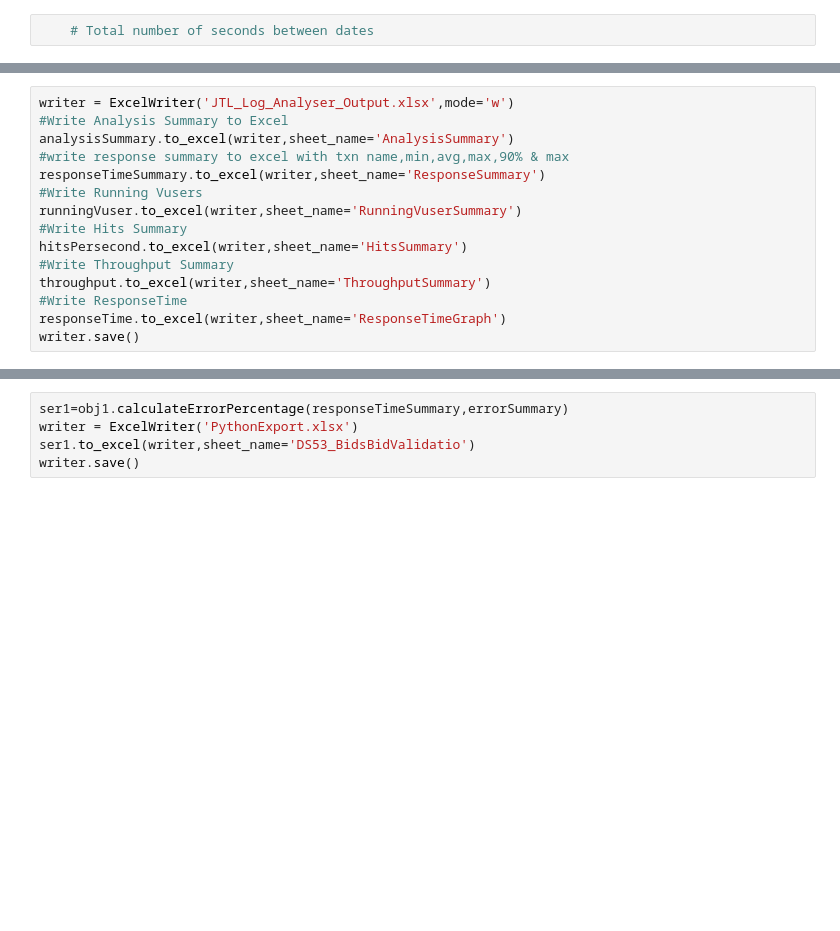
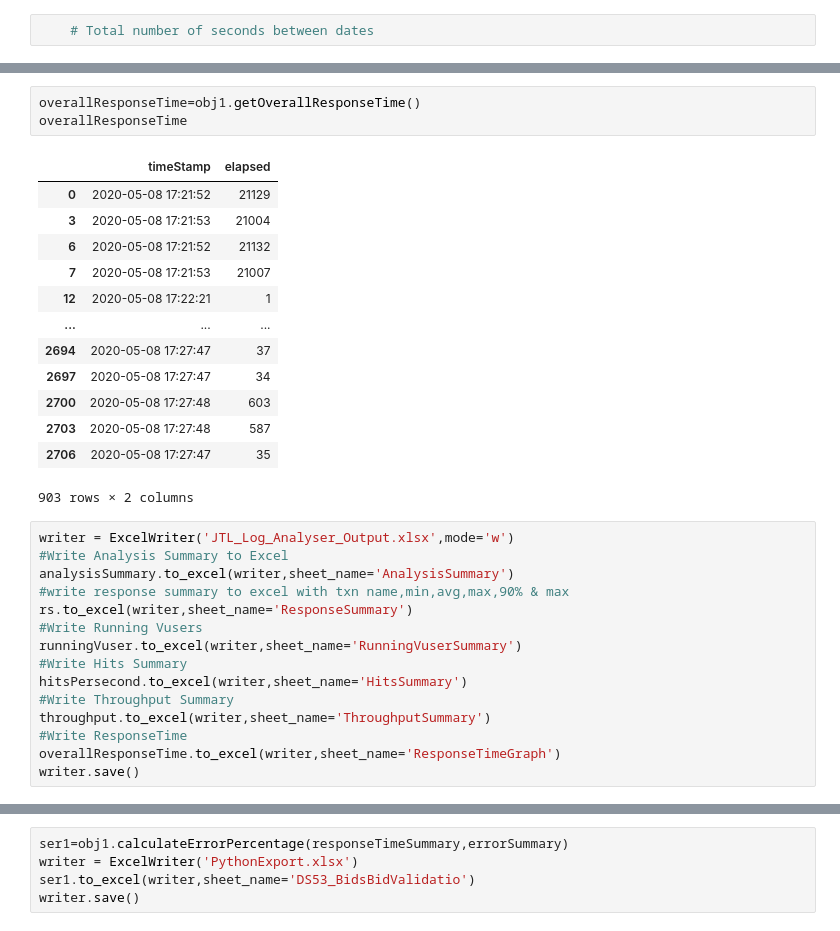
Before and after one commit to karthiklingasamy/JTLAnalyser, a Jupyter notebook: JTL_Log_Analyser_v2.0.ipynb, the cells around one changed output, grey strips where cells are left out. Drawn from its saved outputs; the diff is of its cells as text; blank space fills up the shorter version.

```diff
--- a/JTL_Log_Analyser_v2.0.ipynb
+++ b/JTL_Log_Analyser_v2.0.ipynb
@@ -368,9 +343,26 @@ obj1.overAllResponseTimeSummary()
+# %%
+overallResponseTime=obj1.getOverallResponseTime()
+overallResponseTime
+# %% [output]
+|  | timeStamp | elapsed |
+| 0 | 2020-05-08 17:21:52 | 21129 |
+| 3 | 2020-05-08 17:21:53 | 21004 |
+| 6 | 2020-05-08 17:21:52 | 21132 |
+| 7 | 2020-05-08 17:21:53 | 21007 |
+| 12 | 2020-05-08 17:22:21 | 1 |
+| ... | ... | ... |
+| 2694 | 2020-05-08 17:27:47 | 37 |
+| 2697 | 2020-05-08 17:27:47 | 34 |
+| 2700 | 2020-05-08 17:27:48 | 603 |
+| 2703 | 2020-05-08 17:27:48 | 587 |
+| 2706 | 2020-05-08 17:27:47 | 35 |
+903 rows × 2 columns
 # %%
 writer = ExcelWriter('JTL_Log_Analyser_Output.xlsx',mode='w')
 #Write Analysis Summary to Excel
 analysisSummary.to_excel(writer,sheet_name='AnalysisSummary')
 #write response summary to excel with txn name,min,avg,max,90% & max
-responseTimeSummary.to_excel(writer,sheet_name='ResponseSummary')
+rs.to_excel(writer,sheet_name='ResponseSummary')
 #Write Running Vusers
 runningVuser.to_excel(writer,sheet_name='RunningVuserSummary')
 #Write Hits Summary
@@ -378,7 +370,7 @@ hitsPersecond.to_excel(writer,sheet_name='HitsSummary')
 #Write Throughput Summary
 throughput.to_excel(writer,sheet_name='ThroughputSummary')
 #Write ResponseTime
-responseTime.to_excel(writer,sheet_name='ResponseTimeGraph')
+overallResponseTime.to_excel(writer,sheet_name='ResponseTimeGraph')
 writer.save()
 # %%
 errorSummary=obj1.errorSummary()
```
Also changed, not shown: parts of 29 cells of this notebook.
